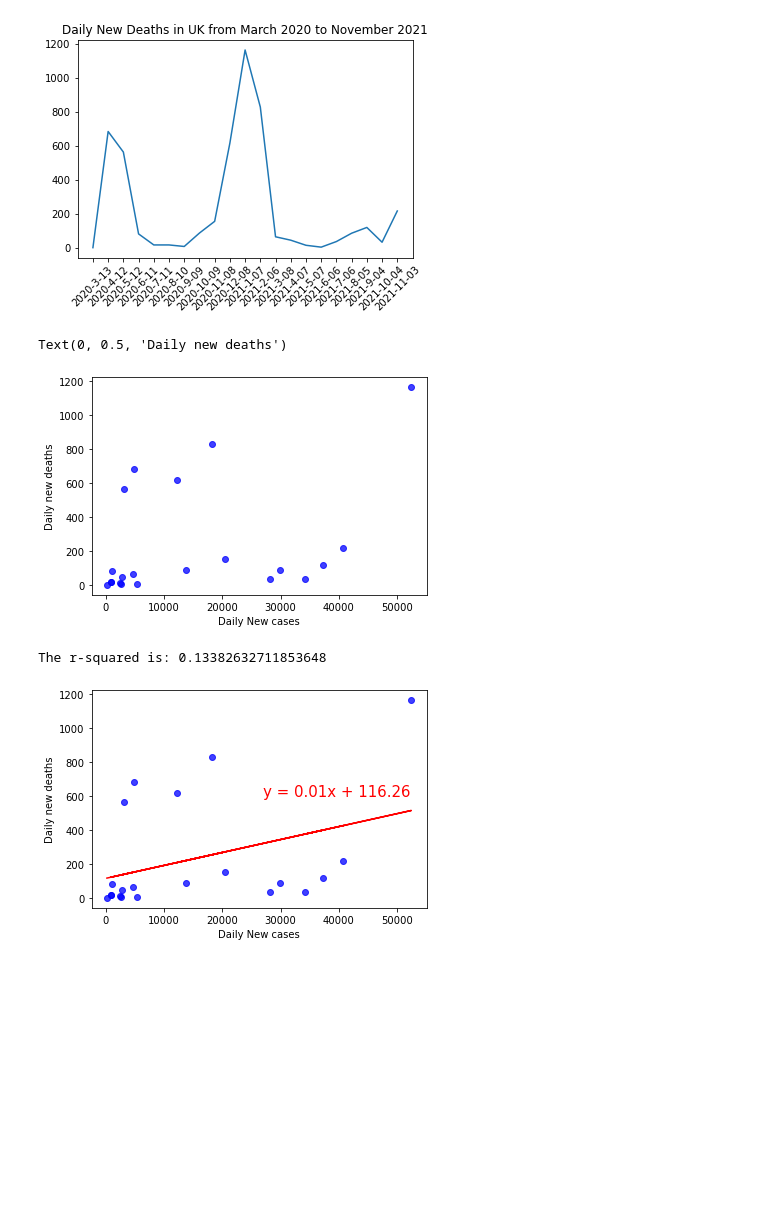
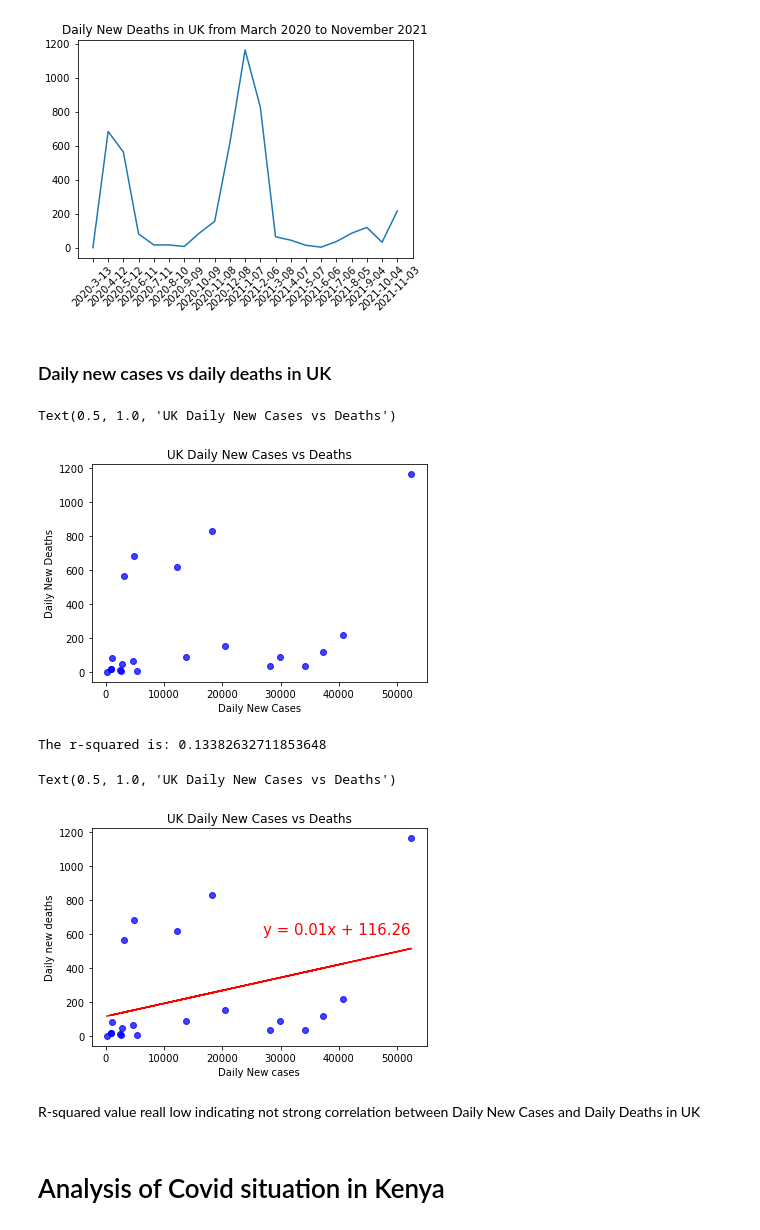
Before and after one commit to DominikaRzez/CovidVaccinationAnalysis, a Jupyter notebook: UK_analysis.ipynb, the cells around one changed output. Saved outputs shown, nothing was run; the diff lists cells and outputs as text; code cells hidden in the pictures; blank space fills up the shorter version.

```diff
--- a/UK_analysis.ipynb
+++ b/UK_analysis.ipynb
@@ -40,14 +51,19 @@ plt.xticks(rotation=45)
 plt.show()
 # %% [output]
 [figure]
+# %% [markdown]
+<h3>Daily new cases vs daily deaths in UK</h3>
 # %%
+#plotting scatter plot of daily new cases vs new deaths
 plt.scatter(daily_new_cases,daily_new_deaths, marker="o", facecolors="blue", alpha=0.75)
-plt.xlabel("Daily New cases")
-plt.ylabel("Daily new deaths")
+plt.xlabel("Daily New Cases")
+plt.ylabel("Daily New Deaths")
+plt.title("UK Daily New Cases vs Deaths")
 # %% [output]
-Text(0, 0.5, 'Daily new deaths')
+Text(0.5, 1.0, 'UK Daily New Cases vs Deaths')
-[figure, old version]
+[figure, new version]
 # %%
+#adding linear regression to the scatter plot
 (slope, intercept, rvalue, pvalue, stderr) = linregress(daily_new_cases, daily_new_deaths)
 regress_values=daily_new_cases*slope+intercept
 line_eq= "y = " + str(round(slope,2)) + "x + " + str(round(intercept,2))
@@ -57,6 +73,12 @@ plt.annotate(line_eq,(27000,600),fontsize=15, color="red")
 plt.xlabel("Daily New cases")
 plt.ylabel("Daily new deaths")
 print(f"The r-squared is: {rvalue**2}")
+plt.title("UK Daily New Cases vs Deaths")
 # %% [output]
 The r-squared is: 0.13382632711853648
+Text(0.5, 1.0, 'UK Daily New Cases vs Deaths')
-[figure, old version]
+[figure, new version]
+# %% [markdown]
+R-squared value reall low indicating not strong correlation between Daily New Cases and Daily Deaths in UK
+# %% [markdown]
+<h1>Analysis of Covid situation in Kenya</h1>
```
Also changed, not shown: parts of 24 cells of this notebook, 1 other file.
